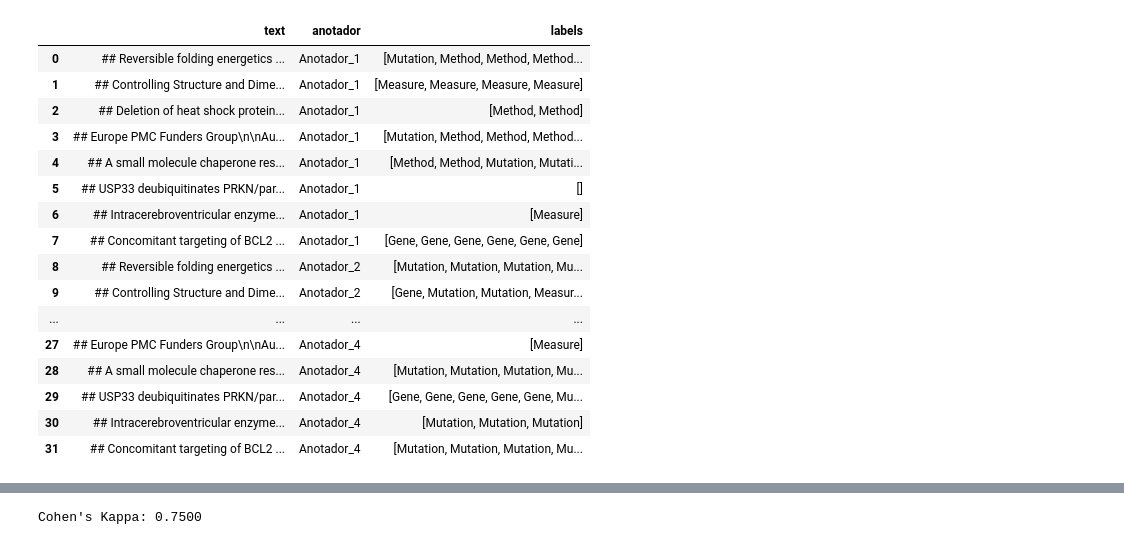
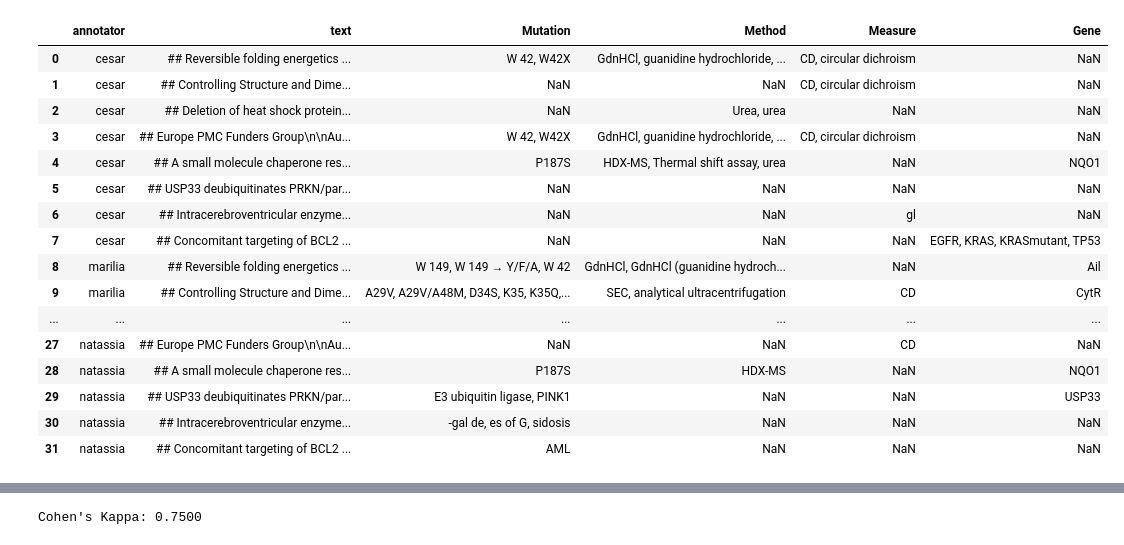
Before and after one commit to gratidutra/disciplina-pln, a Jupyter notebook: trabalho_pln/notebook/DoubleCheckers.ipynb, the cells around one changed output, grey strips where cells are left out. Drawn from its saved outputs; the diff is of its cells as text; code cells hidden in the pictures.

```diff
--- a/trabalho_pln/notebook/DoubleCheckers.ipynb
+++ b/trabalho_pln/notebook/DoubleCheckers.ipynb
@@ -5,42 +7,60 @@ from collections import defaultdict
 # %%
-# Lista dos arquivos de cada anotador
-arquivos = ['../data/checkers/cesar.jsonl', '../data/checkers/marilia.jsonl',
-            '../data/checkers/murilo.jsonl', '../data/checkers/natassia.jsonl']
+arquivos = [
+    '../data/checkers/cesar.jsonl',
+    '../data/checkers/marilia.jsonl',
+    '../data/checkers/murilo.jsonl',
+    '../data/checkers/natassia.jsonl'
+]
+
 dados = []
 
-# Função para extrair apenas os nomes das labels
-def extrair_labels(label_list):
-    return [l[2] for l in label_list] if isinstance(label_list, list) else []
+for caminho in arquivos:
+    anotador = os.path.basename(caminho).replace('.jsonl', '')  # Ex: "cesar"
 
-# Lê cada .jsonl e guarda os dados
-for i, caminho in enumerate(arquivos, 1):
-    anotador = f"Anotador_{i}"
     with open(caminho, 'r', encoding='utf-8') as f:
         for linha in f:
-            obj = json.loads(linha)
-            texto = obj['text'].strip()
-            labels = extrair_labels(obj.get('label', []))
-            dados.append({'text': texto, 'anotador': anotador, 'labels': labels})
+            entrada = json.loads(linha)
+            texto = entrada.get('text', '')
+            labels = entrada.get('label', [])
 
-# Converte para DataFrame
+            row = {"annotator": anotador, "text": texto}
+
+            for start, end, label in labels:
+                entidade = texto[start:end].strip()
+                if entidade:
+                    if label not in row:
+                        row[label] = [entidade]
+                    else:
+                        row[label].append(entidade)
+
+            # Convertendo listas para strings separadas por vírgula
+            for chave in row:
+                if isinstance(row[chave], list):
+                    row[chave] = ', '.join(sorted(set(row[chave])))
+
+            dados.append(row)
+
+# Criar DataFrame
 df = pd.DataFrame(dados)
 
+# Visualizar
+#df.to_csv('../data/double_checkers.csv')
 df
 # %% [output]
-|  | text | anotador | labels |
-| 0 | ## Reversible folding energetics ... | Anotador_1 | [Mutation, Method, Method, Method... |
-| 1 | ## Controlling Structure and Dime... | Anotador_1 | [Measure, Measure, Measure, Measure] |
-| 2 | ## Deletion of heat shock protein... | Anotador_1 | [Method, Method] |
-| 3 | ## Europe PMC Funders Group\n\nAu... | Anotador_1 | [Mutation, Method, Method, Method... |
-| 4 | ## A small molecule chaperone res... | Anotador_1 | [Method, Method, Mutation, Mutati... |
-| 5 | ## USP33 deubiquitinates PRKN/par... | Anotador_1 | [] |
-| 6 | ## Intracerebroventricular enzyme... | Anotador_1 | [Measure] |
-| 7 | ## Concomitant targeting of BCL2 ... | Anotador_1 | [Gene, Gene, Gene, Gene, Gene, Gene] |
-| 8 | ## Reversible folding energetics ... | Anotador_2 | [Mutation, Mutation, Mutation, Mu... |
-| 9 | ## Controlling Structure and Dime... | Anotador_2 | [Gene, Mutation, Mutation, Measur... |
-| ... | ... | ... | ... |
-| 27 | ## Europe PMC Funders Group\n\nAu... | Anotador_4 | [Measure] |
-| 28 | ## A small molecule chaperone res... | Anotador_4 | [Mutation, Mutation, Mutation, Mu... |
-| 29 | ## USP33 deubiquitinates PRKN/par... | Anotador_4 | [Gene, Gene, Gene, Gene, Gene, Mu... |
-| 30 | ## Intracerebroventricular enzyme... | Anotador_4 | [Mutation, Mutation, Mutation] |
-| 31 | ## Concomitant targeting of BCL2 ... | Anotador_4 | [Mutation, Mutation, Mutation, Mu... |
+|  | annotator | text | Mutation | Method | Measure | Gene |
+| 0 | cesar | ## Reversible folding energetics ... | W 42, W42X | GdnHCl, guanidine hydrochloride, ... | CD, circular dichroism | NaN |
+| 1 | cesar | ## Controlling Structure and Dime... | NaN | NaN | CD, circular dichroism | NaN |
+| 2 | cesar | ## Deletion of heat shock protein... | NaN | Urea, urea | NaN | NaN |
+| 3 | cesar | ## Europe PMC Funders Group\n\nAu... | W 42, W42X | GdnHCl, guanidine hydrochloride, ... | CD, circular dichroism | NaN |
+| 4 | cesar | ## A small molecule chaperone res... | P187S | HDX-MS, Thermal shift assay, urea | NaN | NQO1 |
+| 5 | cesar | ## USP33 deubiquitinates PRKN/par... | NaN | NaN | NaN | NaN |
+| 6 | cesar | ## Intracerebroventricular enzyme... | NaN | NaN | gl | NaN |
+| 7 | cesar | ## Concomitant targeting of BCL2 ... | NaN | NaN | NaN | EGFR, KRAS, KRASmutant, TP53 |
+| 8 | marilia | ## Reversible folding energetics ... | W 149, W 149 → Y/F/A, W 42 | GdnHCl, GdnHCl (guanidine hydroch... | NaN | Ail |
+| 9 | marilia | ## Controlling Structure and Dime... | A29V, A29V/A48M, D34S, K35, K35Q,... | SEC, analytical ultracentrifugation | CD | CytR |
+| ... | ... | ... | ... | ... | ... | ... |
+| 27 | natassia | ## Europe PMC Funders Group\n\nAu... | NaN | NaN | CD | NaN |
+| 28 | natassia | ## A small molecule chaperone res... | P187S | HDX-MS | NaN | NQO1 |
+| 29 | natassia | ## USP33 deubiquitinates PRKN/par... | E3 ubiquitin ligase, PINK1 | NaN | NaN | USP33 |
+| 30 | natassia | ## Intracerebroventricular enzyme... | -gal de, es of G, sidosis | NaN | NaN | NaN |
+| 31 | natassia | ## Concomitant targeting of BCL2 ... | AML | NaN | NaN | NaN |
```
Also changed, not shown: parts of 7 cells of this notebook, 11 other files.
